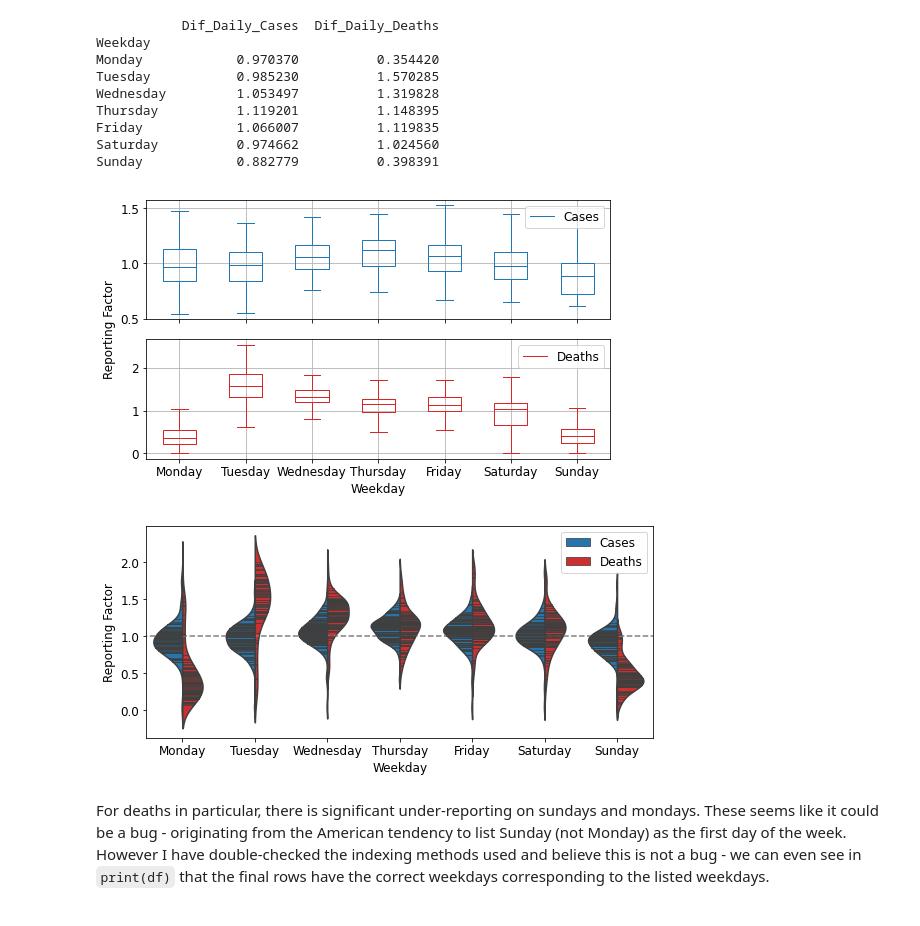
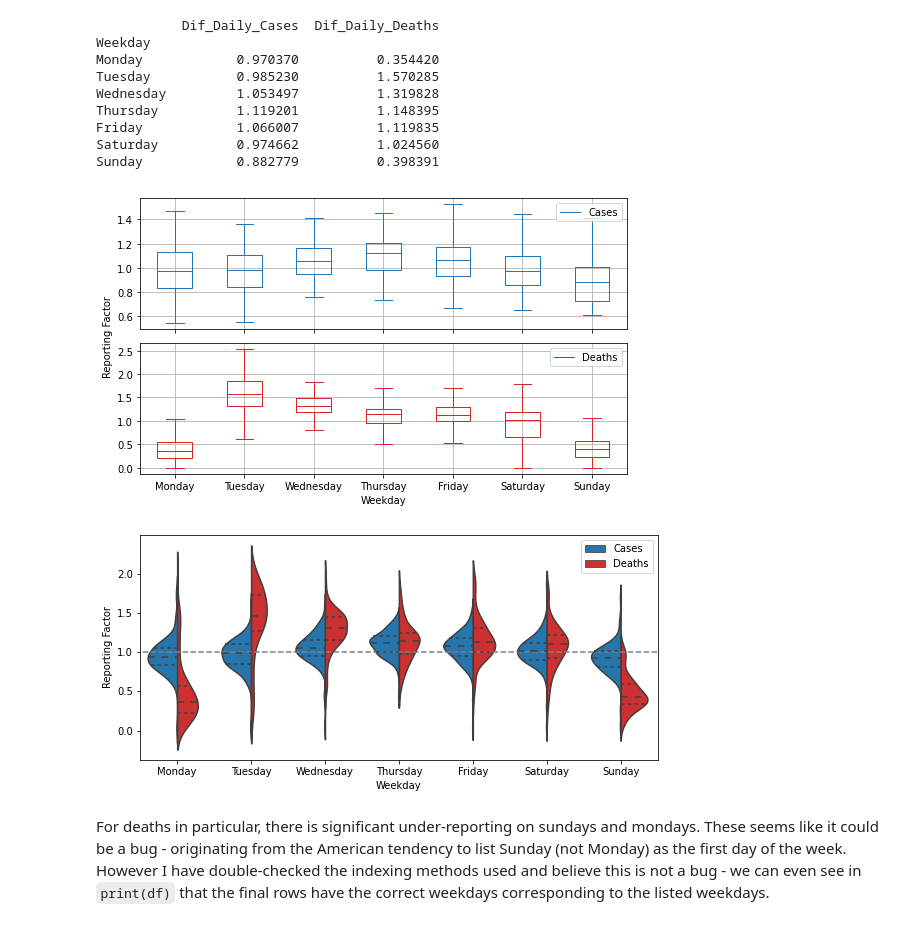
Before and after one commit to KCGallagher/periodic-sampling, a Jupyter notebook: analysis/data_trends.ipynb, the cells around one changed output. Cells and saved outputs as stored; diff of their text form; code cells hidden in the pictures.

```diff
--- a/analysis/data_trends.ipynb
+++ b/analysis/data_trends.ipynb
@@ -100,15 +102,6 @@ fig.tight_layout()
 ## Fourier Spectra
 
 We will consider any periodicity in Fourier space. For this it is helpful to normalise the data - we will do this by introducing a relative reporting factor (greek letter tbc) which defines the scaling between the reported value and the true value. For data where the true value is not known (such as in this case), we compare to a 7-day rolling average (uniform window).
-# %%
-# Define reporting factor
-
-def rel_reporting_calc(df, column):
-    df['Day_Index'] = df['Date'].apply(lambda x: x.weekday())
-    df['Weekday'] = df['Date'].apply(lambda x: x.day_name())
-    mean = df[column].rolling(7).mean()
-    df['Dif_' + column] = df[column] / mean
-    return df
 # %%
 # Plot Fourier components of case data
 
@@ -135,12 +128,12 @@ def plot_fft(data, freq, ax, color, label):
 
 fig, axs = plt.subplots(2)
 
-df = rel_reporting_calc(df, 'Daily_Cases')
+df = rel_reporting_calc(df, ['Daily_Cases', 'Daily_Deaths'])
+
 case_fft, case_freq = fourier_transform(df, column='Dif_Daily_Cases', compute_psd=True)
 plot_fft(case_fft, case_freq, ax=axs[0], color='tab:blue', label="Cases")
 axs[0].set_xlabel(''); axs[0].set_xticklabels([])
 
-df = rel_reporting_calc(df, 'Daily_Deaths')
 death_fft, death_freq = fourier_transform(df, column='Dif_Daily_Deaths', compute_psd=True)
 plot_fft(death_fft, death_freq, ax=axs[1], color='tab:red', label="Deaths")
 
@@ -202,7 +195,7 @@ Saturday          0.974662          1.024560
 Sunday            0.882779          0.398391
 # %%
 def rel_reporting_plot(daily_df, column, ax, color, label):
-    daily_df = rel_reporting_calc(daily_df, column)
+    daily_df = rel_reporting_calc(daily_df, [column])
     # daily_df['Dif_' + column].fillna(0, inplace=True)
 
     daily_df.boxplot(column=('Dif_' + column), by='Day_Index', # positions='DayIndex',
@@ -227,34 +220,34 @@ plt.ylabel("Reporting Factor")
 plt.suptitle(''); plt.tight_layout()
 # plt.savefig(f"../images/data_trends/daily_whisker_{location}.png")
 # %% [output]
-[figure, old version]
+[figure, new version]
 # %%
 def rel_reporting_violin(daily_df, value_cols, ax, cutoff, colors, labels):
     for column in value_cols:
-        daily_df = rel_reporting_calc(daily_df, column)
+        daily_df = rel_reporting_calc(daily_df, [column])
 
     id_col = list(daily_df.columns.values)
     for i, value in enumerate(value_cols):
         value_cols[i] = 'Dif_' + value
         id_col.remove('Dif_' + value)
     violin_df = pd.melt(daily_df, id_vars = id_col, value_vars=value_cols, var_name='Type')
     ax.hlines(y=1, xmin=-1, xmax=7, linestyles="dashed", color="gray")
 
     #N.B exclude zero values from discrete nature of data - distorts violin
     sns.violinplot(data=violin_df, y=violin_df[(violin_df['value']<cutoff) & (violin_df['value']>0)]['value'],
-                   ax=ax, x='Weekday', hue='Type', palette=colors, saturation=0.9, split=True, inner='stick',# cut=0,
+                   ax=ax, x='Weekday', hue='Type', palette=colors, saturation=0.9, split=True, inner='quartile',# cut=0,
                    order=['Monday', 'Tuesday', 'Wednesday', 'Thursday', 'Friday', 'Saturday', 'Sunday'])
     ax.set_title(''); ax.set_xlim(-0.5,6.5)
     ax.legend(handles=ax.legend_.legendHandles, labels=labels)
 
 fig, axs = plt.subplots(1, figsize=(8,4))
 rel_reporting_violin(df.copy(), ['Daily_Cases', 'Daily_Deaths'],  ax=axs, cutoff=2,
                    colors=['tab:blue', 'tab:red'], labels=["Cases", "Deaths"])
 
 plt.xlabel('Weekday'); plt.ylabel("Reporting Factor")
 plt.suptitle(''); plt.tight_layout()
 # plt.savefig(f"../images/data_trends/daily_violin_{location}.png")
 # %% [output]
-[figure, old version]
+[figure, new version]
 # %% [markdown]
 For deaths in particular, there is significant under-reporting on sundays and mondays. These seems like it could be a bug - originating from the American tendency to list Sunday (not Monday) as the first day of the week. However I have double-checked the indexing methods used and believe this is not a bug -  we can even see in `print(df)` that the final rows have the correct weekdays corresponding to the listed weekdays.
```
Also changed, not shown: parts of 5 cells of this notebook, 2 other files.
